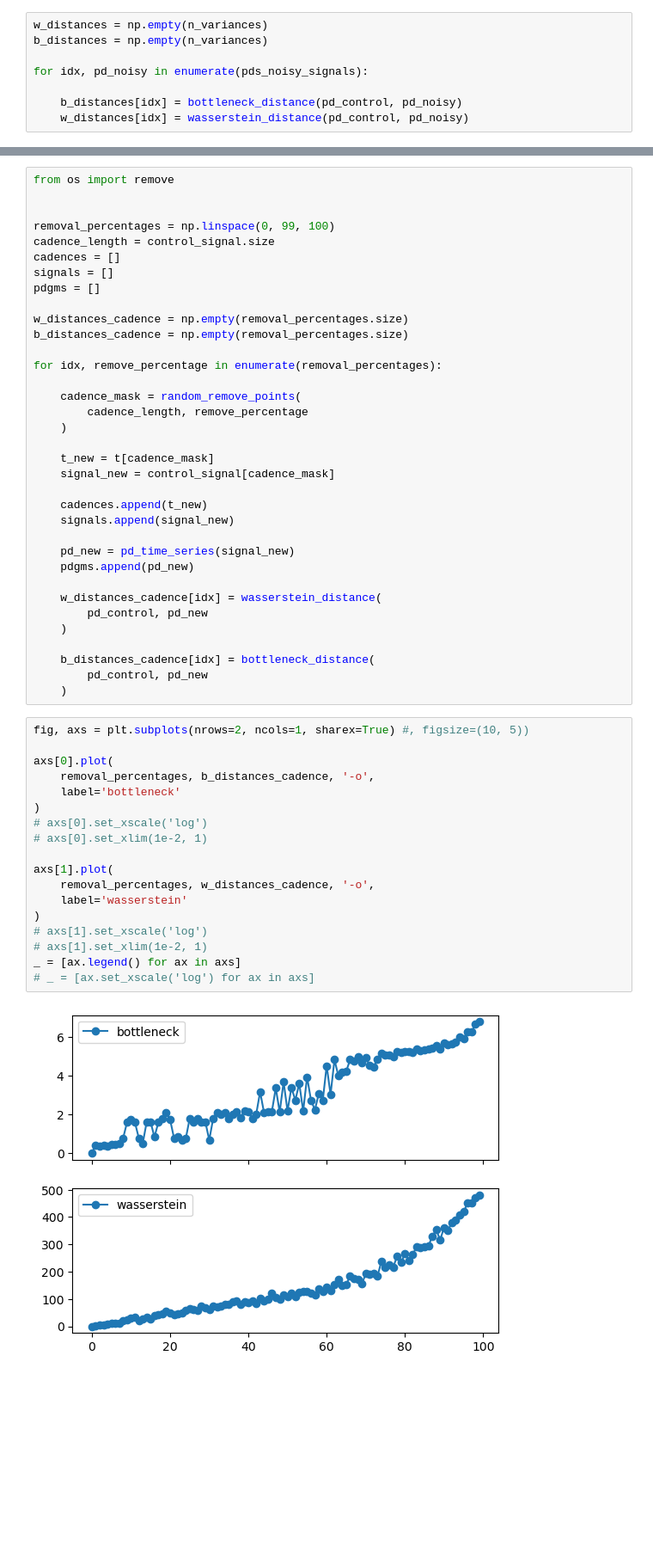
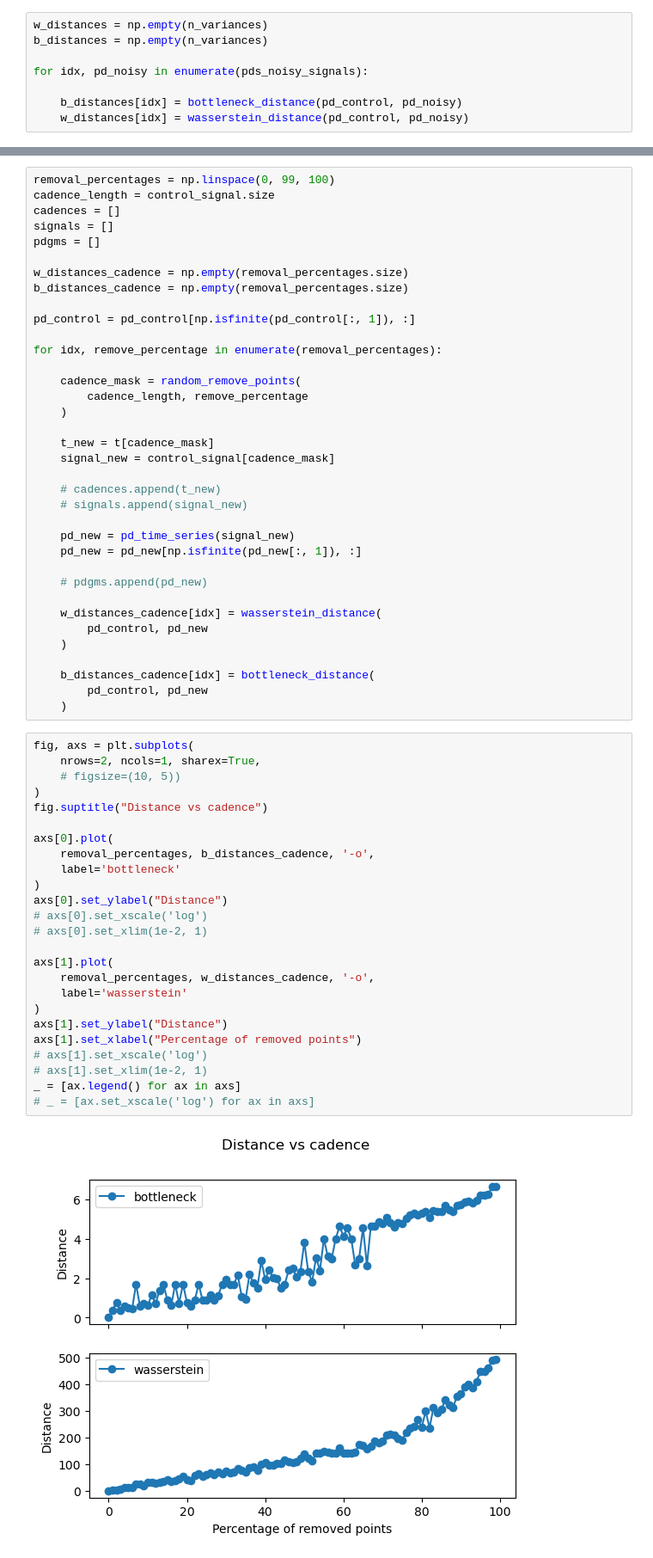
Before and after one commit to cosmic-hi-5/astropology, a Jupyter notebook: explore/lssds.ipynb, the cells around one changed output, grey strips where cells are left out. Shown: that part at 86% size. Cells and saved outputs as stored; diff of their text form; blank space fills up the shorter version.

```diff
--- a/explore/lssds.ipynb
+++ b/explore/lssds.ipynb
@@ -129,7 +116,4 @@ plot_diagrams(pd_control)
 # %%
-from os import remove
-
-
 removal_percentages = np.linspace(0, 99, 100)
 cadence_length = control_signal.size
 cadences = []
@@ -138,6 +122,8 @@ pdgms = []
 
 w_distances_cadence = np.empty(removal_percentages.size)
 b_distances_cadence = np.empty(removal_percentages.size)
+
+pd_control = pd_control[np.isfinite(pd_control[:, 1]), :]
 
 for idx, remove_percentage in enumerate(removal_percentages):
 
@@ -148,11 +134,13 @@ for idx, remove_percentage in enumerate(removal_percentages):
     t_new = t[cadence_mask]
     signal_new = control_signal[cadence_mask]
 
-    cadences.append(t_new)
-    signals.append(signal_new)
+    # cadences.append(t_new)
+    # signals.append(signal_new)
 
     pd_new = pd_time_series(signal_new)
-    pdgms.append(pd_new)
+    pd_new = pd_new[np.isfinite(pd_new[:, 1]), :]
+
+    # pdgms.append(pd_new)
 
     w_distances_cadence[idx] = wasserstein_distance(
         pd_control, pd_new
@@ -162,22 +150,29 @@ for idx, remove_percentage in enumerate(removal_percentages):
         pd_control, pd_new
     )
 # %%
-fig, axs = plt.subplots(nrows=2, ncols=1, sharex=True) #, figsize=(10, 5))
+fig, axs = plt.subplots(
+    nrows=2, ncols=1, sharex=True,
+    # figsize=(10, 5))
+)
+fig.suptitle("Distance vs cadence")
 
 axs[0].plot(
     removal_percentages, b_distances_cadence, '-o',
     label='bottleneck'
 )
+axs[0].set_ylabel("Distance")
 # axs[0].set_xscale('log')
 # axs[0].set_xlim(1e-2, 1)
 
 axs[1].plot(
     removal_percentages, w_distances_cadence, '-o',
     label='wasserstein'
 )
+axs[1].set_ylabel("Distance")
+axs[1].set_xlabel("Percentage of removed points")
 # axs[1].set_xscale('log')
 # axs[1].set_xlim(1e-2, 1)
 _ = [ax.legend() for ax in axs]
 # _ = [ax.set_xscale('log') for ax in axs]
 # %% [output]
-[figure, old version]
+[figure, new version]
```
Also changed, not shown: parts of 5 cells of this notebook, 1 other file.
